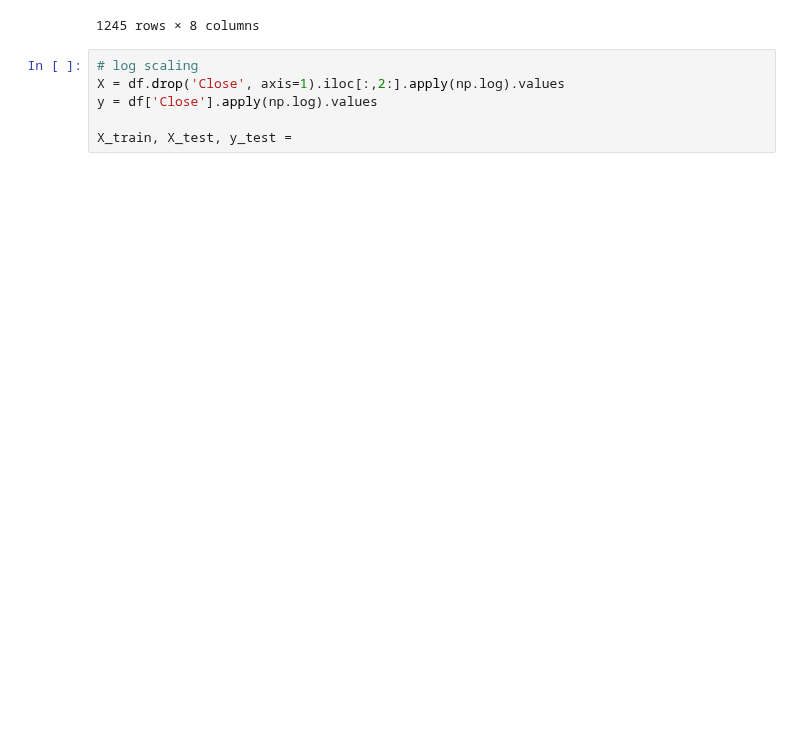
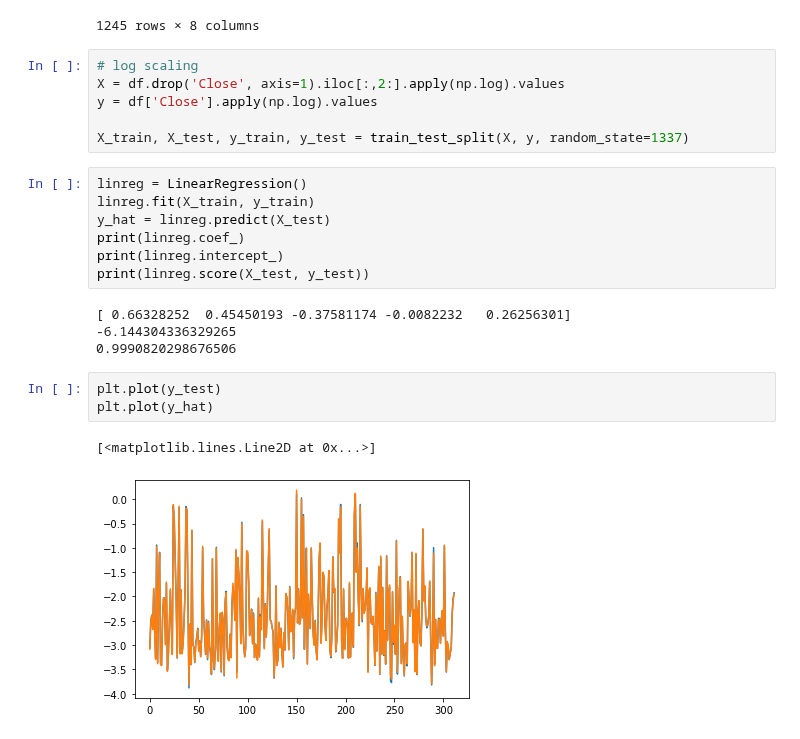
Before and after one commit to DSEI21000-S21/project-altcoinpriceprediction, a Jupyter notebook: mwander/cointesting.ipynb, the cells around one changed output. Saved outputs shown, nothing was run; the diff lists cells and outputs as text; blank space fills up the shorter version.

```diff
--- a/mwander/cointesting.ipynb
+++ b/mwander/cointesting.ipynb
@@ -161,4 +161,21 @@ df = df.set_index(pd.DatetimeIndex(df['Date'])).drop('Date', axis=1).drop('SNo',
 X = df.drop('Close', axis=1).iloc[:,2:].apply(np.log).values
 y = df['Close'].apply(np.log).values
 
-X_train, X_test, y_test =
+X_train, X_test, y_train, y_test = train_test_split(X, y, random_state=1337)
+# %%
+linreg = LinearRegression()
+linreg.fit(X_train, y_train)
+y_hat = linreg.predict(X_test)
+print(linreg.coef_)
+print(linreg.intercept_)
+print(linreg.score(X_test, y_test))
+# %% [output]
+[ 0.66328252  0.45450193 -0.37581174 -0.0082232   0.26256301]
+-6.144304336329265
+0.9990820298676506
+# %%
+plt.plot(y_test)
+plt.plot(y_hat)
+# %% [output]
+[<matplotlib.lines.Line2D at 0x...>]
+[figure, added]
```
Also changed, not shown: parts of 1 cell of this notebook.
